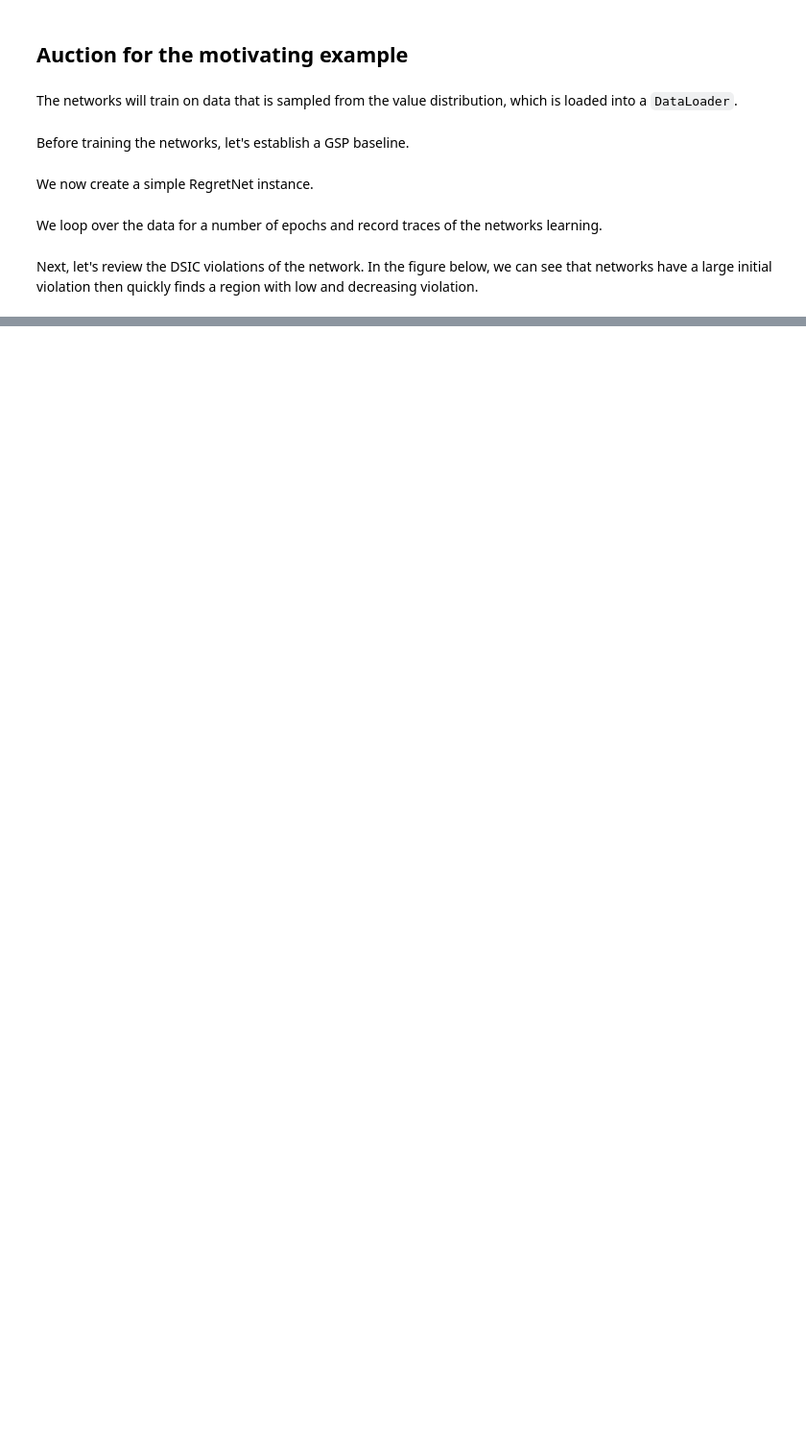
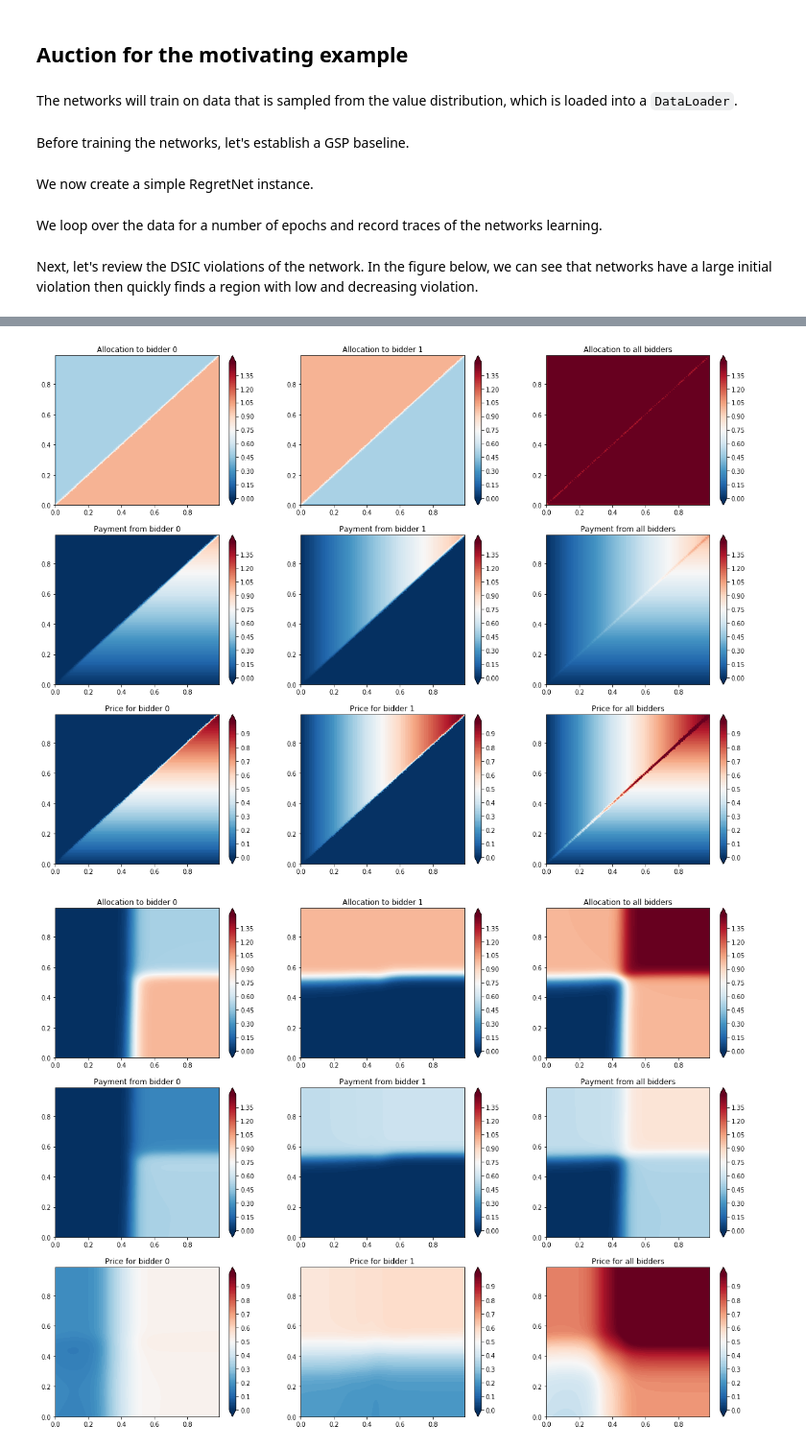
Before and after one commit to OdetteRoest/learning-auctions, a Jupyter notebook: learning-position-auctions.ipynb, the cells around one changed output, grey strips where cells are left out. Shown: that part at 96% size. Cells and saved outputs as stored; diff of their text form; code cells hidden in the pictures; blank space fills up the shorter version.

```diff
--- a/learning-position-auctions.ipynb
+++ b/learning-position-auctions.ipynb
@@ -444,0 +201,44 @@ ax.legend();
+# %%
+def plot_mechanism(mechanism):
+    X, Y = np.meshgrid(
+        np.arange(0.0, 1.0, 0.01),
+        np.arange(0.0, 1.0, 0.01))
+
+    inputs = torch.cat(
+        (torch.from_numpy(np.reshape(X, (100*100,1))),
+         torch.from_numpy(np.reshape(Y, (100*100,1)))),
+        dim=1).float().to(device)
+    allocation, payment = mechanism(inputs)
+    allocation_levels = np.arange(0, 1.5, 0.01)
+    bid_levels = np.arange(0, 1.0, 0.01)
+    fig, axes = plt.subplots(nrows=3, ncols=bidders+1, figsize=(20,15));
+
+    def plot_contour(tensor,axis_index,bidder_title,main_title,levels):
+        for bidder in range(bidders):
+            CS = axes[axis_index,bidder].tricontourf(
+                inputs[:,0].cpu().numpy(),
+                inputs[:,1].cpu().numpy(),
+                tensor[:,bidder].detach().cpu().numpy(),
+                levels=levels,
+                cmap="RdBu_r",
+                extend='both');
+            fig.colorbar(CS, ax=axes[axis_index,bidder]);
+            axes[axis_index,bidder].set_title(bidder_title+str(bidder));
+        CS = axes[axis_index,bidders].tricontourf(
+            inputs[:,0].cpu().numpy(),
+            inputs[:,1].cpu().numpy(),
+            tensor.sum(dim=1).detach().cpu().numpy(),
+            levels=levels,
+            cmap="RdBu_r",
+            extend='both');
+        fig.colorbar(CS, ax=axes[axis_index,bidders]);
+        axes[axis_index,bidders].set_title(main_title);
+    plot_contour(allocation,0,'Allocation to bidder ','Allocation to all bidders',allocation_levels)
+    plot_contour(payment,1,'Payment from bidder ','Payment from all bidders',allocation_levels)
+    plot_contour(payment/allocation,2,'Price for bidder ','Price for all bidders',bid_levels)
+
+plot_mechanism(gsp)
+plot_mechanism(regret_net)
+# %% [output]
+[figure, added]
+[figure, added]
```
Also changed, not shown: parts of 41 cells of this notebook.
